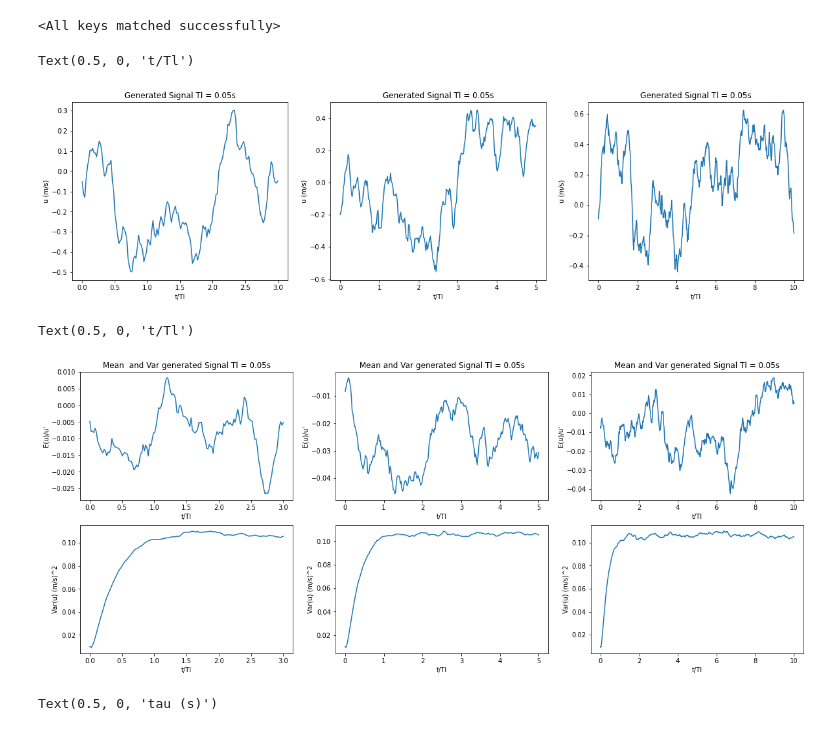
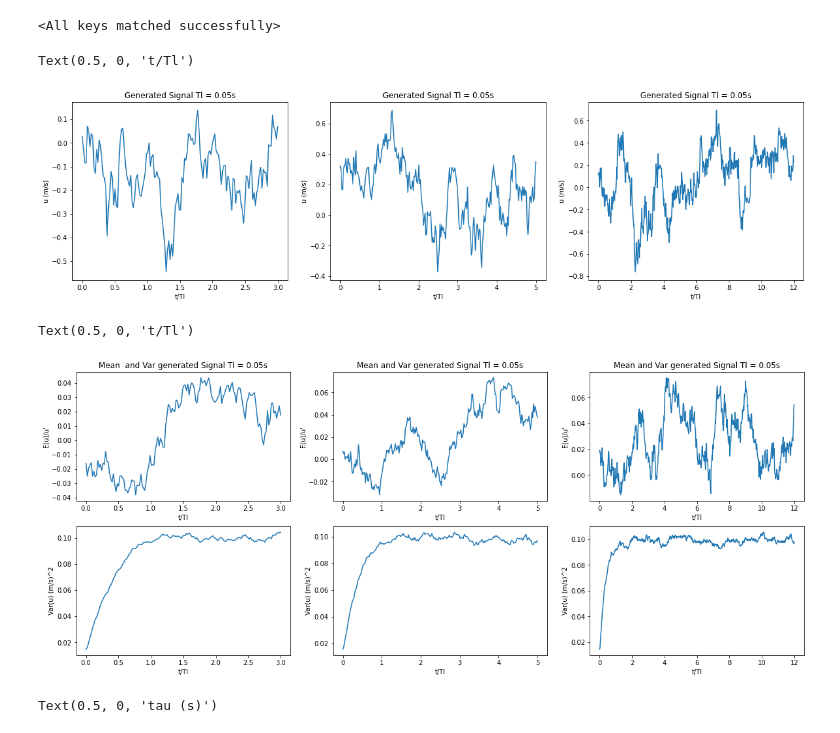
Before and after one commit to ferngonzalezp/Langevin-GAN, a Jupyter notebook: lstm_gan_langevin_pytorch.ipynb, the cells around one changed output. Drawn from its saved outputs; the diff is of its cells as text; code cells hidden in the pictures.

```diff
--- a/lstm_gan_langevin_pytorch.ipynb
+++ b/lstm_gan_langevin_pytorch.ipynb
@@ -51,7 +51,7 @@ batch_size = 300
 nz = 100
 
 # Number of training epochs
-num_epochs = 150
+num_epochs = 36
 
 # Learning rate for optimizers
 lr = 0.0001
@@ -901,7 +908,7 @@ netG.load_state_dict(torch.load('/content/lstm_gan.pt'))
 # %% [output]
 <All keys matched successfully>
 # %%
-num_examples_to_generate = 5000
+num_examples_to_generate = 2000
 #Generate Langevin with Tl = 0.05 t = 3*Tl
 manualSeed = random.randint(1, 10000) # use if you want new results
 random.seed(manualSeed)
@@ -922,16 +929,16 @@ label = label.to(device)
 predicted_langevin_2 = netG(noise,label,nPred*5)
 predicted_langevin_2 = predicted_langevin_2.cpu().detach().numpy()
 t2 = np.linspace(0,5,nPred*5)
-#Generate Langevin with Tl = 0.05 t = 6*Tl
+#Generate Langevin with Tl = 0.05 t = 10*Tl
 manualSeed = random.randint(1, 10000) # use if you want new results
 random.seed(manualSeed)
 torch.manual_seed(manualSeed)
-noise = torch.randn(num_examples_to_generate,nz,nPred*10, device=device)
+noise = torch.randn(num_examples_to_generate,nz,nPred*12, device=device)
 label = torch.tensor(np.ones((num_examples_to_generate,1))*Tl[0],dtype=torch.float)
 label = label.to(device)
-predicted_langevin_3 = netG(noise,label,nPred*10)
+predicted_langevin_3 = netG(noise,label,nPred*12)
 predicted_langevin_3 = predicted_langevin_3.cpu().detach().numpy()
-t3 = np.linspace(0,10,nPred*10)
+t3 = np.linspace(0,12,nPred*12)
 # %%
 plt.figure(figsize=(20,5))
 plt.subplot(1,3,1)
@@ -951,7 +958,7 @@ plt.ylabel("u (m/s)")
 plt.xlabel("t/Tl")
 # %% [output]
 Text(0.5, 0, 't/Tl')
-[figure, old version]
+[figure, new version]
 # %%
 plt.figure(figsize=(20,8))
 mean_gen = np.zeros(nPred*3)
@@ -984,36 +991,36 @@ mean_gen = mean_gen/num_examples_to_generate
 var_gen2 = var_gen/num_examples_to_generate-mean_gen**2
 mean_gen = mean_gen/np.sqrt(.1)
 plt.subplot(2,3,2)
 plt.plot(t2,mean_gen)
 plt.title("Mean and Var generated Signal Tl = "+ str(Tl[0])+"s")
 plt.ylabel("E(u)/u'")
 plt.xlabel("t/Tl")
 plt.subplot(2,3,5)
 plt.plot(t2,var_gen2)
 plt.ylabel("Var(u) (m/s)^2")
 plt.xlabel("t/Tl")
 
-mean_gen = np.zeros(nPred*10)
-var_gen = np.zeros(nPred*10)
+mean_gen = np.zeros(nPred*12)
+var_gen = np.zeros(nPred*12)
 for i  in range(0,num_examples_to_generate):
     mean_gen = mean_gen+ predicted_langevin_3[i,:,0]
     var_gen = var_gen + predicted_langevin_3[i,:,0]**2
 
 mean_gen = mean_gen/num_examples_to_generate
 var_gen3 = var_gen/num_examples_to_generate-mean_gen**2
 mean_gen = mean_gen/np.sqrt(.1)
 plt.subplot(2,3,3)
 plt.plot(t3,mean_gen)
 plt.title("Mean and Var generated Signal Tl = "+ str(Tl[0])+"s")
 plt.ylabel("E(u)/u'")
 plt.xlabel("t/Tl")
 plt.subplot(2,3,6)
 plt.plot(t3,var_gen3)
 plt.ylabel("Var(u) (m/s)^2")
 plt.xlabel("t/Tl")
 # %% [output]
 Text(0.5, 0, 't/Tl')
-[figure, old version]
+[figure, new version]
 # %%
 plt.figure(figsize=(20,5))
 Ruu = np.array(0);
```
Also changed, not shown: parts of 16 cells of this notebook.
